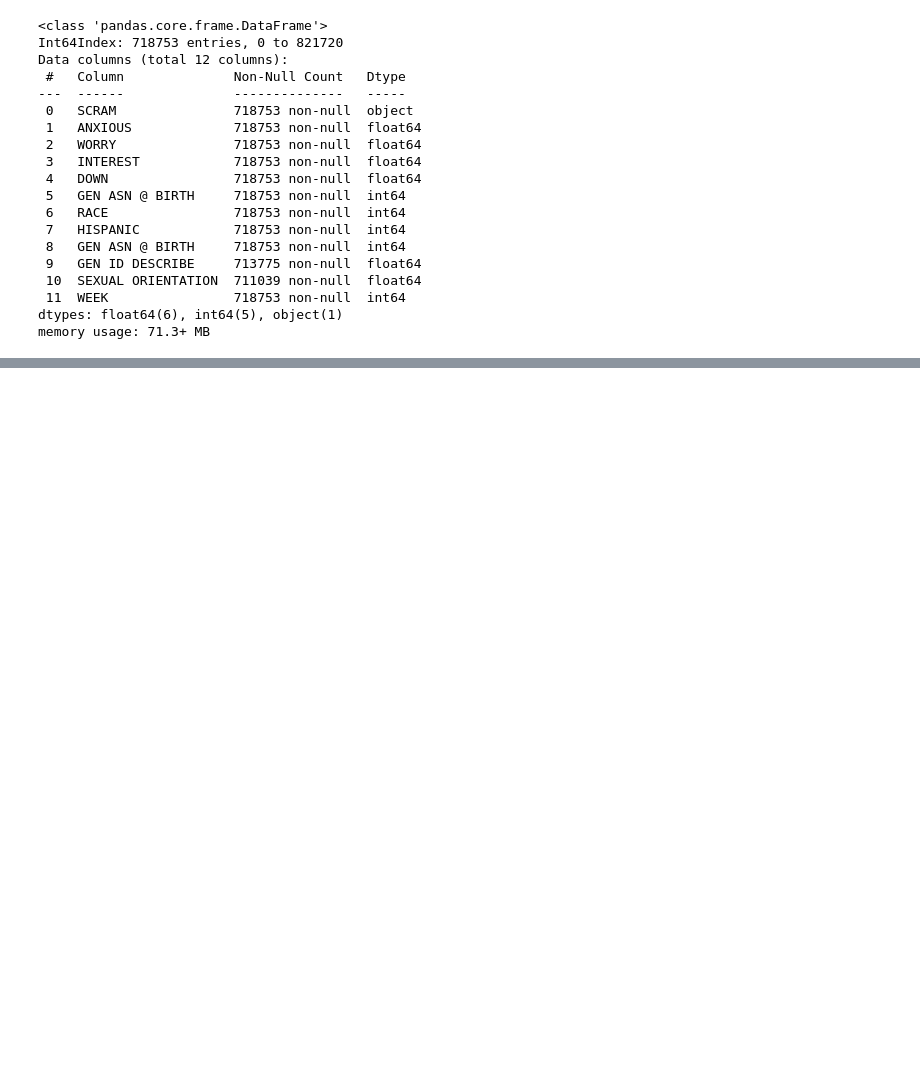
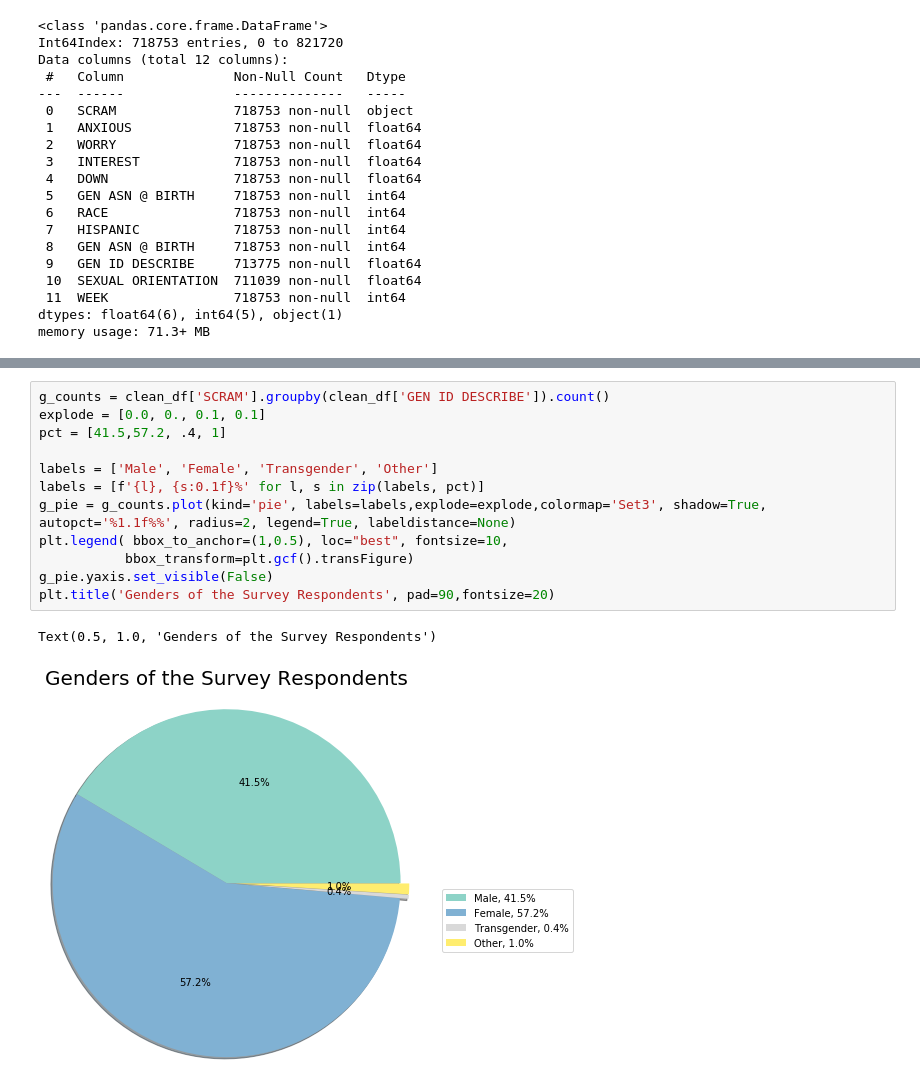
Before and after one commit to ginaleonardi/project_1, a Jupyter notebook: josh1.ipynb, the cells around one changed output, grey strips where cells are left out. Saved outputs shown, nothing was run; the diff lists cells and outputs as text; blank space fills up the shorter version.

```diff
--- a/josh1.ipynb
+++ b/josh1.ipynb
@@ -203,0 +205,15 @@ plt.show()
+# %%
+g_counts = clean_df['SCRAM'].groupby(clean_df['GEN ID DESCRIBE']).count()
+explode = [0.0, 0., 0.1, 0.1]
+pct = [41.5,57.2, .4, 1]
+
+labels = ['Male', 'Female', 'Transgender', 'Other']
+labels = [f'{l}, {s:0.1f}%' for l, s in zip(labels, pct)]
+g_pie = g_counts.plot(kind='pie', labels=labels,explode=explode,colormap='Set3', shadow=True, autopct='%1.1f%%', radius=2, legend=True, labeldistance=None)
+plt.legend( bbox_to_anchor=(1,0.5), loc="best", fontsize=10,
+           bbox_transform=plt.gcf().transFigure)
+g_pie.yaxis.set_visible(False)
+plt.title('Genders of the Survey Respondents', pad=90,fontsize=20)
+# %% [output]
+Text(0.5, 1.0, 'Genders of the Survey Respondents')
+[figure, added]
```
Also changed, not shown: parts of 3 cells of this notebook.
